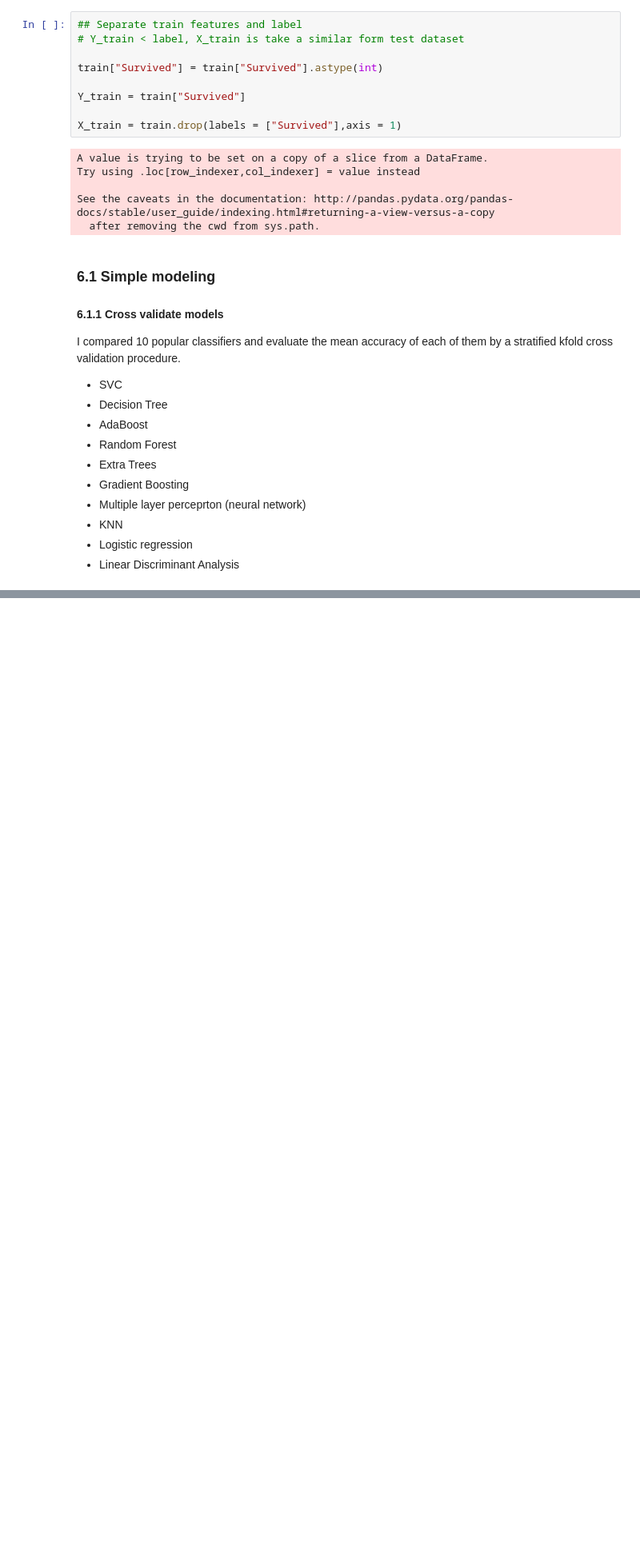
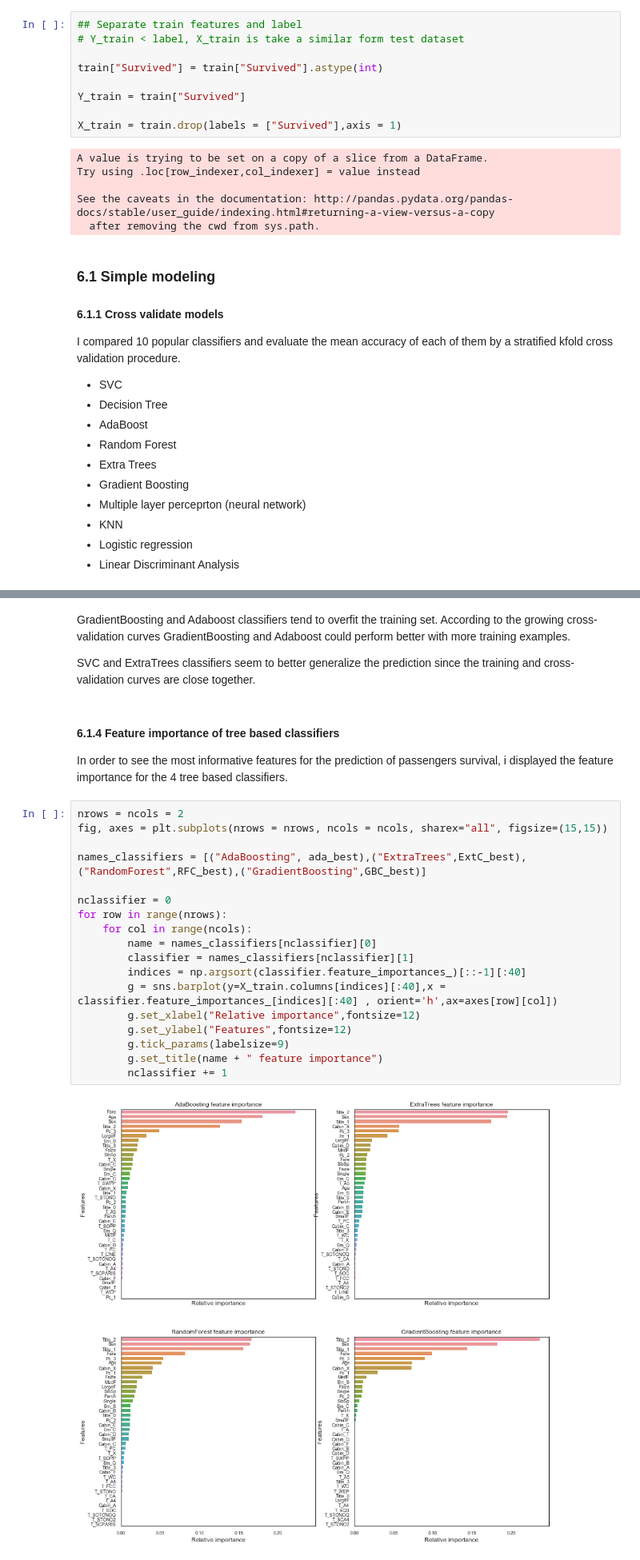
Before and after one commit to sdlee1026/machine, a Jupyter notebook: kaggle/Titanic with ensemble modeling.ipynb, the cells around one changed output, grey strips where cells are left out. Shown: that part at 80% size. Saved outputs shown, nothing was run; the diff lists cells and outputs as text; blank space fills up the shorter version.

```diff
--- a/kaggle/Titanic with ensemble modeling.ipynb
+++ b/kaggle/Titanic with ensemble modeling.ipynb
@@ -776,0 +984,28 @@ I compared 10 popular classifiers and evaluate the mean accuracy of each of them
+# %% [markdown]
+GradientBoosting and Adaboost classifiers tend to overfit the training set. According to the growing cross-validation curves GradientBoosting and Adaboost could perform better with more training examples.
+
+SVC and ExtraTrees classifiers seem to better generalize the prediction since the training and cross-validation curves are close together.
+# %% [markdown]
+#### 6.1.4 Feature importance of tree based classifiers
+
+In order to see the most informative features for the prediction of passengers survival, i displayed the feature importance for the 4 tree based classifiers.
+# %%
+nrows = ncols = 2
+fig, axes = plt.subplots(nrows = nrows, ncols = ncols, sharex="all", figsize=(15,15))
+
+names_classifiers = [("AdaBoosting", ada_best),("ExtraTrees",ExtC_best),("RandomForest",RFC_best),("GradientBoosting",GBC_best)]
+
+nclassifier = 0
+for row in range(nrows):
+    for col in range(ncols):
+        name = names_classifiers[nclassifier][0]
+        classifier = names_classifiers[nclassifier][1]
+        indices = np.argsort(classifier.feature_importances_)[::-1][:40]
+        g = sns.barplot(y=X_train.columns[indices][:40],x = classifier.feature_importances_[indices][:40] , orient='h',ax=axes[row][col])
+        g.set_xlabel("Relative importance",fontsize=12)
+        g.set_ylabel("Features",fontsize=12)
+        g.tick_params(labelsize=9)
+        g.set_title(name + " feature importance")
+        nclassifier += 1
+# %% [output]
+[figure, added]
```
Also changed, not shown: parts of 47 cells of this notebook, 1 other file.
